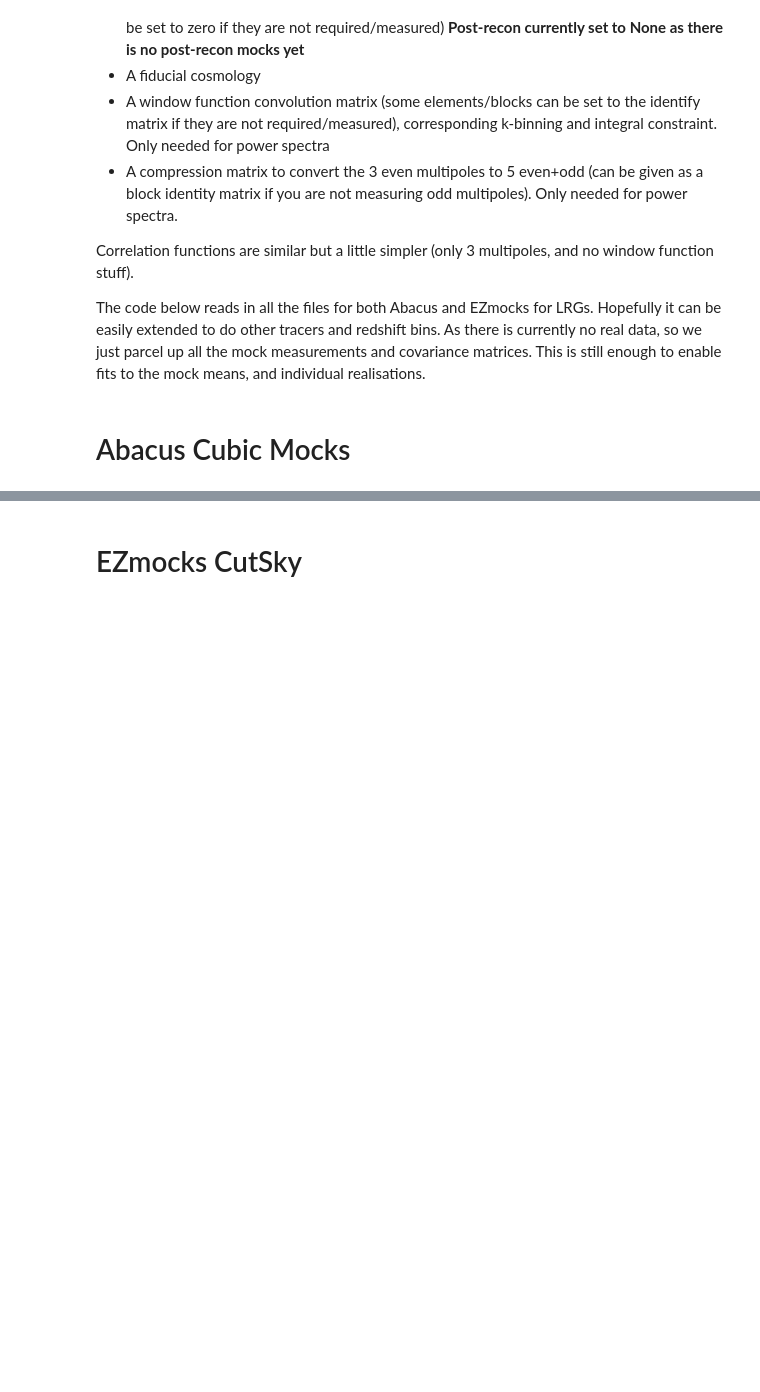
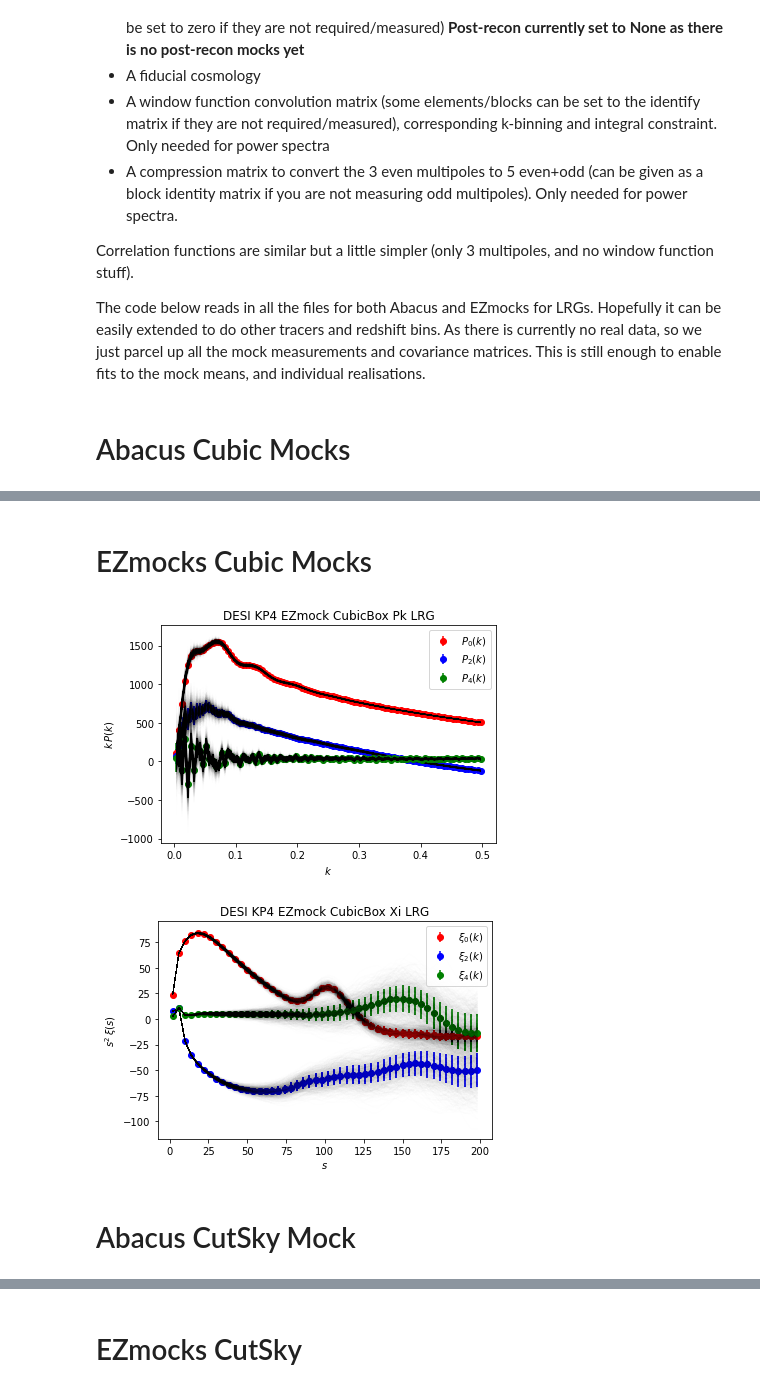
Before and after one commit to Samreay/Barry, a Jupyter notebook: barry/data/desi_kp4/pickle_desi_kp4.ipynb, the cells around one changed output, grey strips where cells are left out. Drawn from its saved outputs; the diff is of its cells as text; code cells hidden in the pictures; blank space fills up the shorter version.

```diff
--- a/barry/data/desi_kp4/pickle_desi_kp4.ipynb
+++ b/barry/data/desi_kp4/pickle_desi_kp4.ipynb
@@ -354,3 +363,34 @@ ERROR, setting an inappropriate covariance matrix that is almost singular!!!!
+# %% [markdown]
+# EZmocks Cubic Mocks
+# %%
+# Loop over tracers
+path_abacus = "/global/cfs/cdirs/desi/cosmosim/KP45/MC/Clustering/AbacusSummit/CubicBox/"
+path_ezmock = "/global/cfs/cdirs/desi/cosmosim/KP45/MC/Clustering/EZmock/CubicBox/"
+
+# Dictionary containing z for the tracers
+reds = {"LRG": [0.8]}
+
+for tracer in ["LRG"]:
+    for i, z in enumerate(reds[tracer]):
+
+        # Power Spectrum
+        pre_file = path_ezmock + tracer + "/Pk/jmena/nmesh_512/dk0.005/"
+        pre_cov_file = path_ezmock + tracer + "/Pk/jmena/nmesh_512/dk0.005/cov.txt"
+        name = f"DESI KP4 EZmock CubicBox Pk " + tracer
+        data = collect_pk_data(pre_file, None, pre_cov_file, None, None, z, "", name)
+        plot_pk(data) # Plot the data to check things
+
+        # Correlation Function
+        pre_file = path_abacus + f"/Xi/csaulder/{tracer}_z{str(z)}/EZmocks/"
+        pre_cov_file = path_abacus + "/Xi/csaulder/" + f"{tracer}_z{str(z)}/cov/cov.dat"
+        name = f"DESI KP4 EZmock CubicBox Xi " + tracer
+        data = collect_xi_data(pre_file, None, pre_cov_file, None, z, "", name, dataformat="cs")
+        plot_xi(data) # Plot the data to check things
+# %% [output]
+[figure, added]
+[figure, added]
+# %% [markdown]
+# Abacus CutSky Mock
 # %%
 # Loop over tracers and redshift bins
 path_abacus = "/global/cfs/cdirs/desi/cosmosim/KP45/MC/Clustering/AbacusSummit/CutSky/"
```
Also changed, not shown: parts of 5 cells of this notebook.
